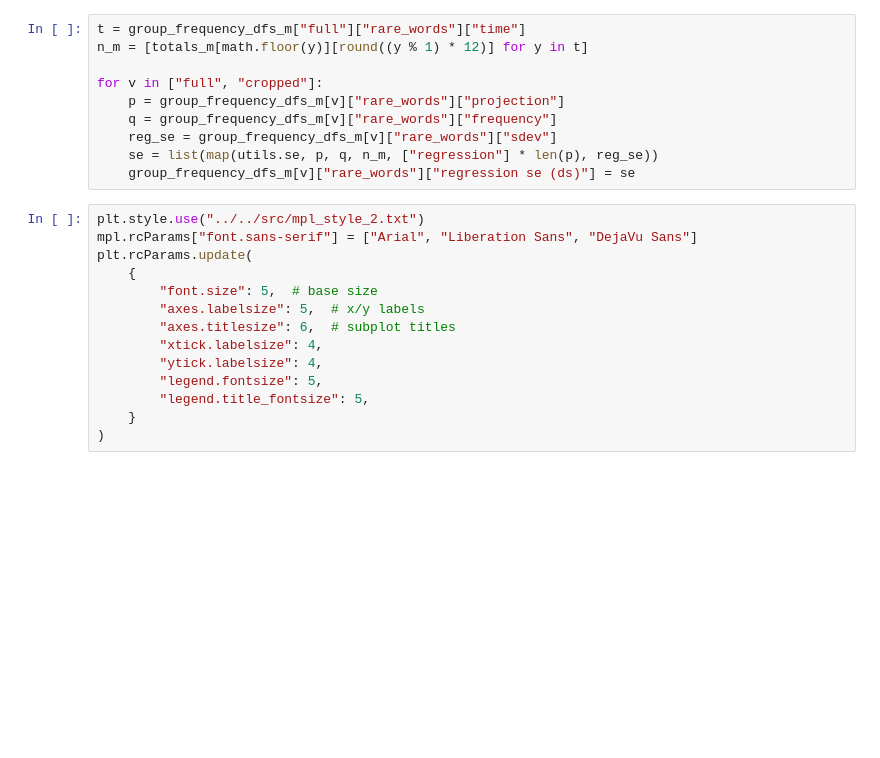
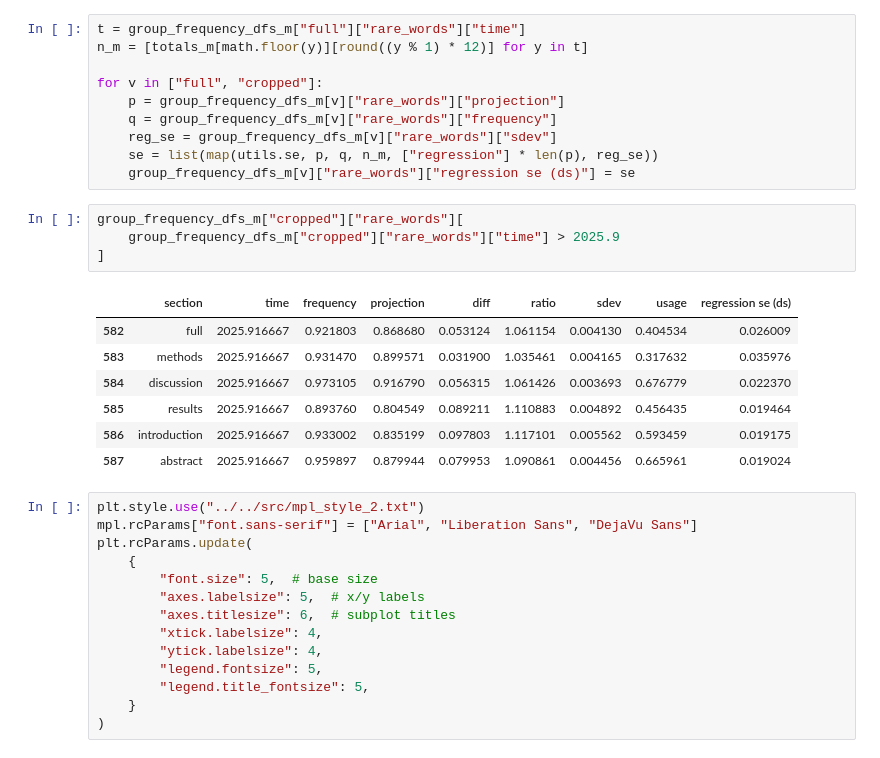
Before and after one commit to LenaHolzwarth/llms_in_academia, a Jupyter notebook: scripts/paper_figures/Fig2.ipynb, the cells around one changed output. Saved outputs shown, nothing was run; the diff lists cells and outputs as text; blank space fills up the shorter version.

```diff
--- a/scripts/paper_figures/Fig2.ipynb
+++ b/scripts/paper_figures/Fig2.ipynb
@@ -46,6 +46,18 @@ for v in ["full", "cropped"]:
     reg_se = group_frequency_dfs_m[v]["rare_words"]["sdev"]
     se = list(map(utils.se, p, q, n_m, ["regression"] * len(p), reg_se))
     group_frequency_dfs_m[v]["rare_words"]["regression se (ds)"] = se
+# %%
+group_frequency_dfs_m["cropped"]["rare_words"][
+    group_frequency_dfs_m["cropped"]["rare_words"]["time"] > 2025.9
+]
+# %% [output]
+|  | section | time | frequency | projection | diff | ratio | sdev | usage | regression se (ds) |
+| 582 | full | 2025.916667 | 0.921803 | 0.868680 | 0.053124 | 1.061154 | 0.004130 | 0.404534 | 0.026009 |
+| 583 | methods | 2025.916667 | 0.931470 | 0.899571 | 0.031900 | 1.035461 | 0.004165 | 0.317632 | 0.035976 |
+| 584 | discussion | 2025.916667 | 0.973105 | 0.916790 | 0.056315 | 1.061426 | 0.003693 | 0.676779 | 0.022370 |
+| 585 | results | 2025.916667 | 0.893760 | 0.804549 | 0.089211 | 1.110883 | 0.004892 | 0.456435 | 0.019464 |
+| 586 | introduction | 2025.916667 | 0.933002 | 0.835199 | 0.097803 | 1.117101 | 0.005562 | 0.593459 | 0.019175 |
+| 587 | abstract | 2025.916667 | 0.959897 | 0.879944 | 0.079953 | 1.090861 | 0.004456 | 0.665961 | 0.019024 |
 # %%
 plt.style.use("../../src/mpl_style_2.txt")
 mpl.rcParams["font.sans-serif"] = ["Arial", "Liberation Sans", "DejaVu Sans"]
```
Also changed, not shown: 4 other files.
